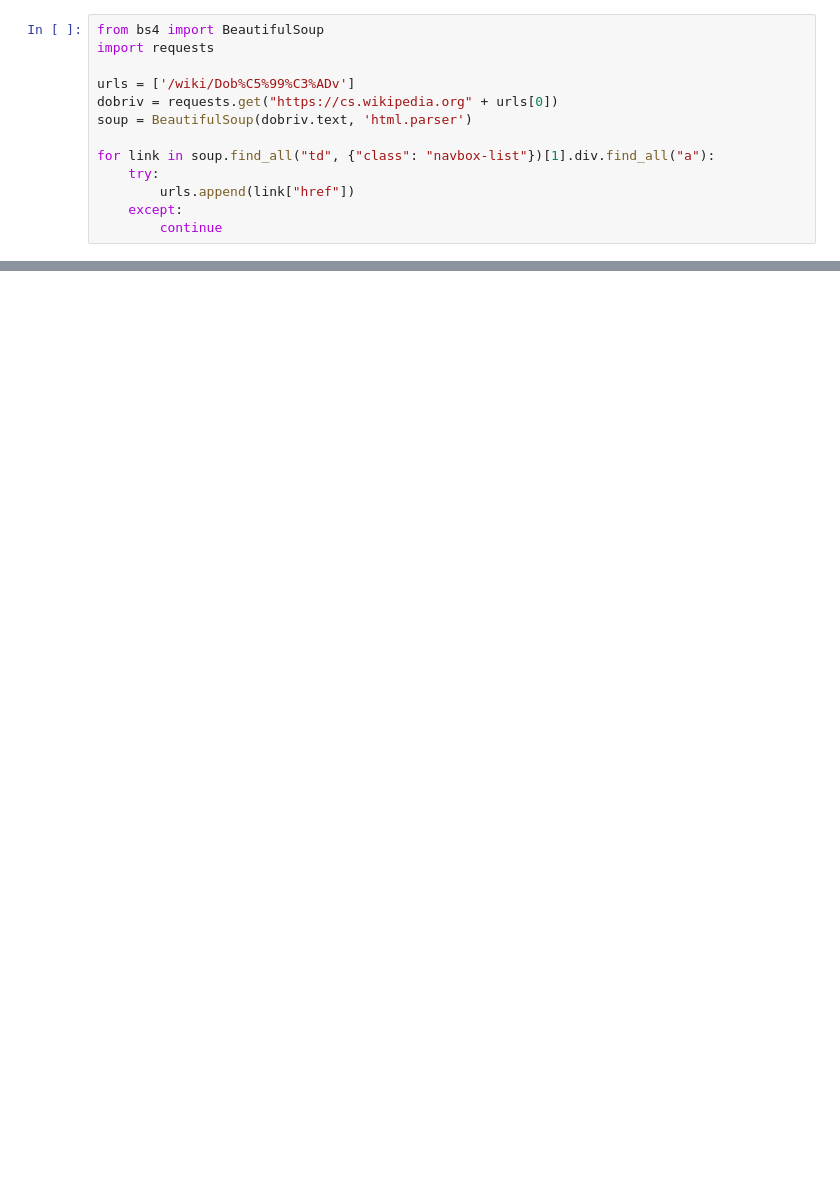
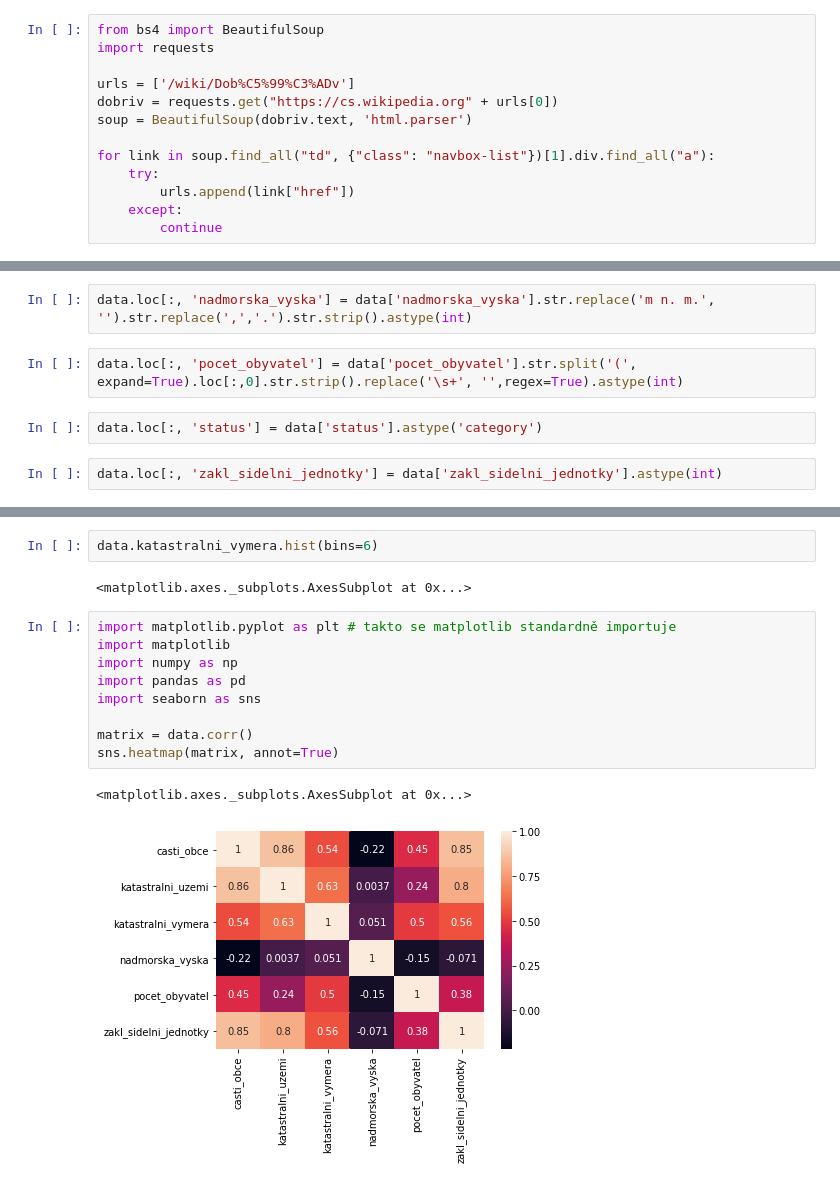
Before and after one commit to badgercz/badgercz.github.io, a Jupyter notebook: assets/Untitled.ipynb, the cells around one changed output, grey strips where cells are left out. Drawn from its saved outputs; the diff is of its cells as text; blank space fills up the shorter version.

```diff
--- a/assets/Untitled.ipynb
+++ b/assets/Untitled.ipynb
@@ -62,0 +71,8 @@ ModuleNotFoundError: No module named 'unicode'
+# %%
+data.loc[:, 'nadmorska_vyska'] = data['nadmorska_vyska'].str.replace('m n. m.', '').str.replace(',','.').str.strip().astype(int)
+# %%
+data.loc[:, 'pocet_obyvatel'] = data['pocet_obyvatel'].str.split('(', expand=True).loc[:,0].str.strip().replace('\s+', '',regex=True).astype(int)
+# %%
+data.loc[:, 'status'] = data['status'].astype('category')
+# %%
+data.loc[:, 'zakl_sidelni_jednotky'] = data['zakl_sidelni_jednotky'].astype(int)
@@ -62,0 +88,16 @@ ModuleNotFoundError: No module named 'unicode'
+# %%
+data.katastralni_vymera.hist(bins=6)
+# %% [output]
+<matplotlib.axes._subplots.AxesSubplot at 0x...>
+# %%
+import matplotlib.pyplot as plt # takto se matplotlib standardně importuje
+import matplotlib
+import numpy as np
+import pandas as pd
+import seaborn as sns
+
+matrix = data.corr()
+sns.heatmap(matrix, annot=True)
+# %% [output]
+<matplotlib.axes._subplots.AxesSubplot at 0x...>
+[figure, added]
```
Also changed, not shown: parts of 10 cells of this notebook, 8 other files.
